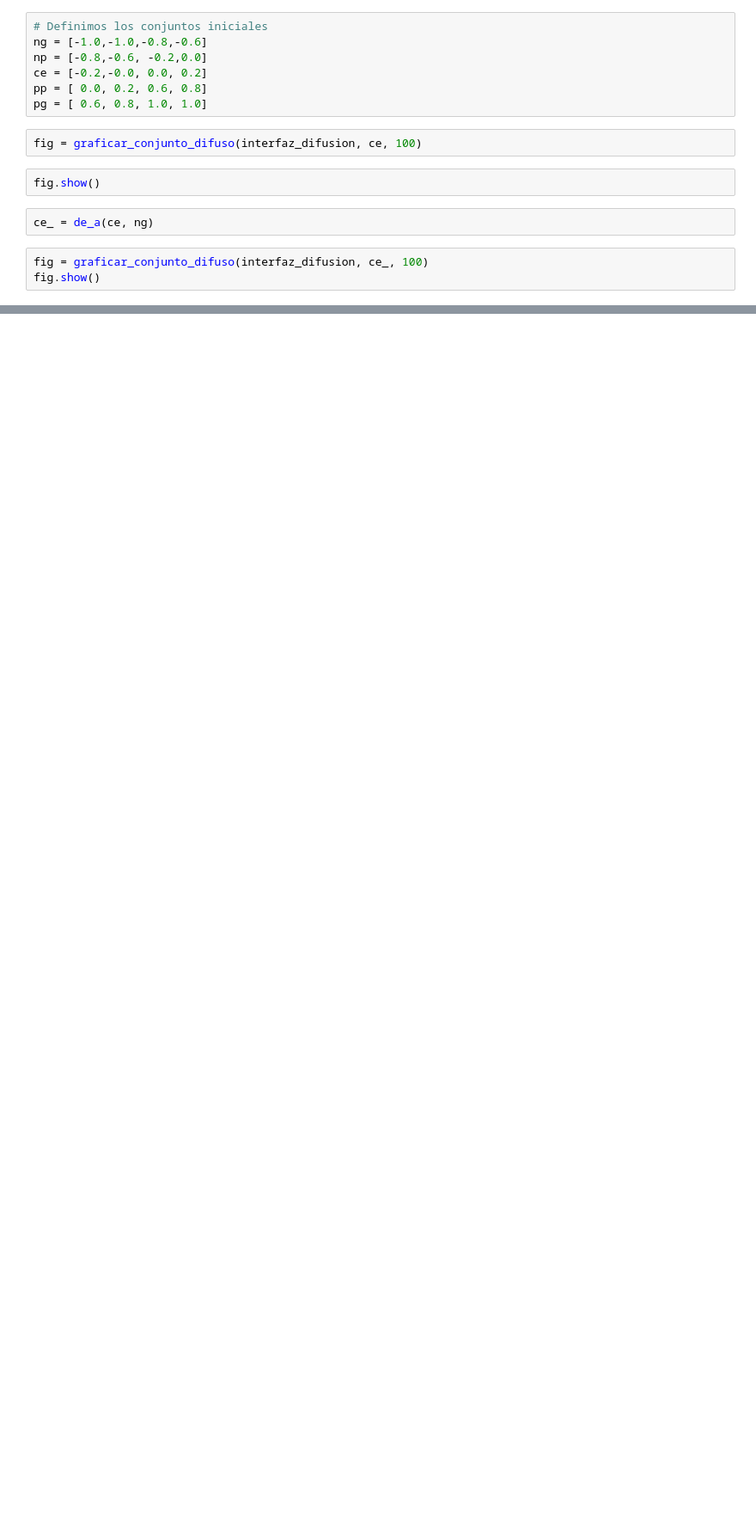
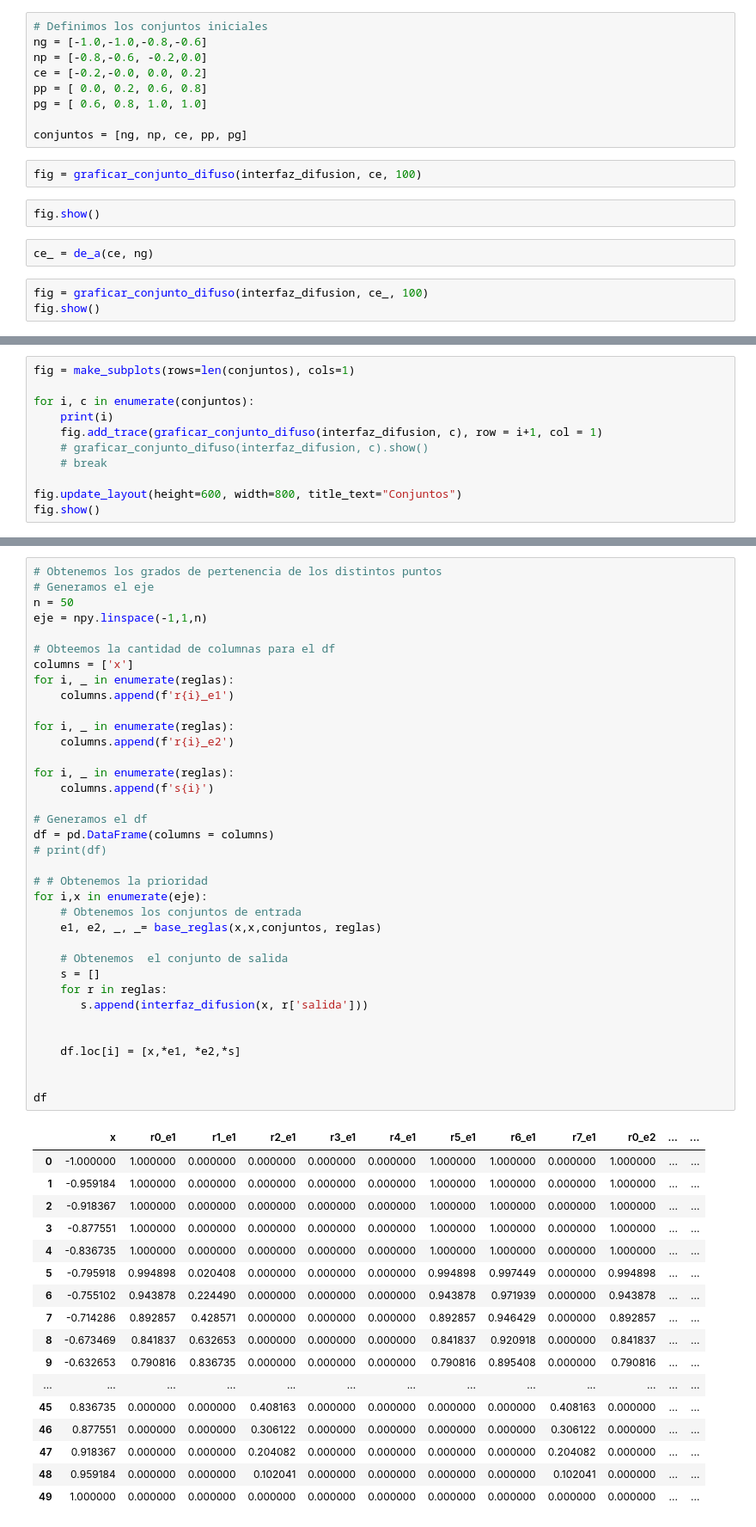
Before and after one commit to bbrisch/tarea_avance_01, a Jupyter notebook: test.ipynb, the cells around one changed output, grey strips where cells are left out. Shown at 86% size. Drawn from its saved outputs; the diff is of its cells as text; blank space fills up the shorter version.

```diff
--- a/test.ipynb
+++ b/test.ipynb
@@ -7,6 +13,8 @@ np = [-0.8,-0.6, -0.2,0.0]
 ce = [-0.2,-0.0, 0.0, 0.2]
 pp = [ 0.0, 0.2, 0.6, 0.8]
 pg = [ 0.6, 0.8, 1.0, 1.0]
+
+conjuntos = [ng, np, ce, pp, pg]
 # %%
 fig = graficar_conjunto_difuso(interfaz_difusion, ce, 100)
 # %%
@@ -18,0 +29,11 @@ fig.show()
+# %%
+fig = make_subplots(rows=len(conjuntos), cols=1)
+
+for i, c in enumerate(conjuntos):
+    print(i)
+    fig.add_trace(graficar_conjunto_difuso(interfaz_difusion, c), row = i+1, col = 1)
+    # graficar_conjunto_difuso(interfaz_difusion, c).show()
+    # break
+
+fig.update_layout(height=600, width=800, title_text="Conjuntos")
+fig.show()
@@ -18,0 +83,54 @@ fig.show()
+# %%
+# Obtenemos los grados de pertenencia de los distintos puntos
+# Generamos el eje
+n = 50
+eje = npy.linspace(-1,1,n)
+
+# Obteemos la cantidad de columnas para el df
+columns = ['x']
+for i, _ in enumerate(reglas):
+    columns.append(f'r{i}_e1')
+
+for i, _ in enumerate(reglas):
+    columns.append(f'r{i}_e2')
+
+for i, _ in enumerate(reglas):
+    columns.append(f's{i}')
+
+# Generamos el df
+df = pd.DataFrame(columns = columns)
+# print(df)
+
+# # Obtenemos la prioridad
+for i,x in enumerate(eje):
+    # Obtenemos los conjuntos de entrada
+    e1, e2, _, _= base_reglas(x,x,conjuntos, reglas)
+
+    # Obtenemos  el conjunto de salida
+    s = []
+    for r in reglas:
+       s.append(interfaz_difusion(x, r['salida']))
+
+
+    df.loc[i] = [x,*e1, *e2,*s]
+
+
+df
+# %% [output]
+|  | x | r0_e1 | r1_e1 | r2_e1 | r3_e1 | r4_e1 | r5_e1 | r6_e1 | r7_e1 | r0_e2 | ... | ... |
+| 0 | -1.000000 | 1.000000 | 0.000000 | 0.000000 | 0.000000 | 0.000000 | 1.000000 | 1.000000 | 0.000000 | 1.000000 | ... | ... |
+| 1 | -0.959184 | 1.000000 | 0.000000 | 0.000000 | 0.000000 | 0.000000 | 1.000000 | 1.000000 | 0.000000 | 1.000000 | ... | ... |
+| 2 | -0.918367 | 1.000000 | 0.000000 | 0.000000 | 0.000000 | 0.000000 | 1.000000 | 1.000000 | 0.000000 | 1.000000 | ... | ... |
+| 3 | -0.877551 | 1.000000 | 0.000000 | 0.000000 | 0.000000 | 0.000000 | 1.000000 | 1.000000 | 0.000000 | 1.000000 | ... | ... |
+| 4 | -0.836735 | 1.000000 | 0.000000 | 0.000000 | 0.000000 | 0.000000 | 1.000000 | 1.000000 | 0.000000 | 1.000000 | ... | ... |
+| 5 | -0.795918 | 0.994898 | 0.020408 | 0.000000 | 0.000000 | 0.000000 | 0.994898 | 0.997449 | 0.000000 | 0.994898 | ... | ... |
+| 6 | -0.755102 | 0.943878 | 0.224490 | 0.000000 | 0.000000 | 0.000000 | 0.943878 | 0.971939 | 0.000000 | 0.943878 | ... | ... |
+| 7 | -0.714286 | 0.892857 | 0.428571 | 0.000000 | 0.000000 | 0.000000 | 0.892857 | 0.946429 | 0.000000 | 0.892857 | ... | ... |
+| 8 | -0.673469 | 0.841837 | 0.632653 | 0.000000 | 0.000000 | 0.000000 | 0.841837 | 0.920918 | 0.000000 | 0.841837 | ... | ... |
+| 9 | -0.632653 | 0.790816 | 0.836735 | 0.000000 | 0.000000 | 0.000000 | 0.790816 | 0.895408 | 0.000000 | 0.790816 | ... | ... |
+| ... | ... | ... | ... | ... | ... | ... | ... | ... | ... | ... | ... | ... |
+| 45 | 0.836735 | 0.000000 | 0.000000 | 0.408163 | 0.000000 | 0.000000 | 0.000000 | 0.000000 | 0.408163 | 0.000000 | ... | ... |
+| 46 | 0.877551 | 0.000000 | 0.000000 | 0.306122 | 0.000000 | 0.000000 | 0.000000 | 0.000000 | 0.306122 | 0.000000 | ... | ... |
+| 47 | 0.918367 | 0.000000 | 0.000000 | 0.204082 | 0.000000 | 0.000000 | 0.000000 | 0.000000 | 0.204082 | 0.000000 | ... | ... |
+| 48 | 0.959184 | 0.000000 | 0.000000 | 0.102041 | 0.000000 | 0.000000 | 0.000000 | 0.000000 | 0.102041 | 0.000000 | ... | ... |
+| 49 | 1.000000 | 0.000000 | 0.000000 | 0.000000 | 0.000000 | 0.000000 | 0.000000 | 0.000000 | 0.000000 | 0.000000 | ... | ... |
```
Also changed, not shown: parts of 10 cells of this notebook.
